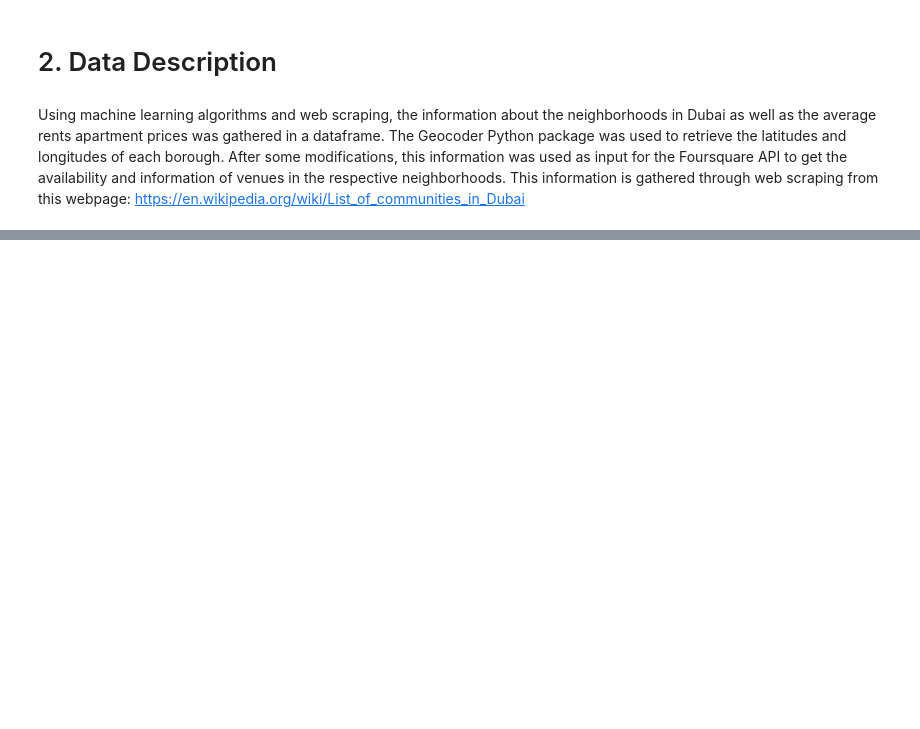
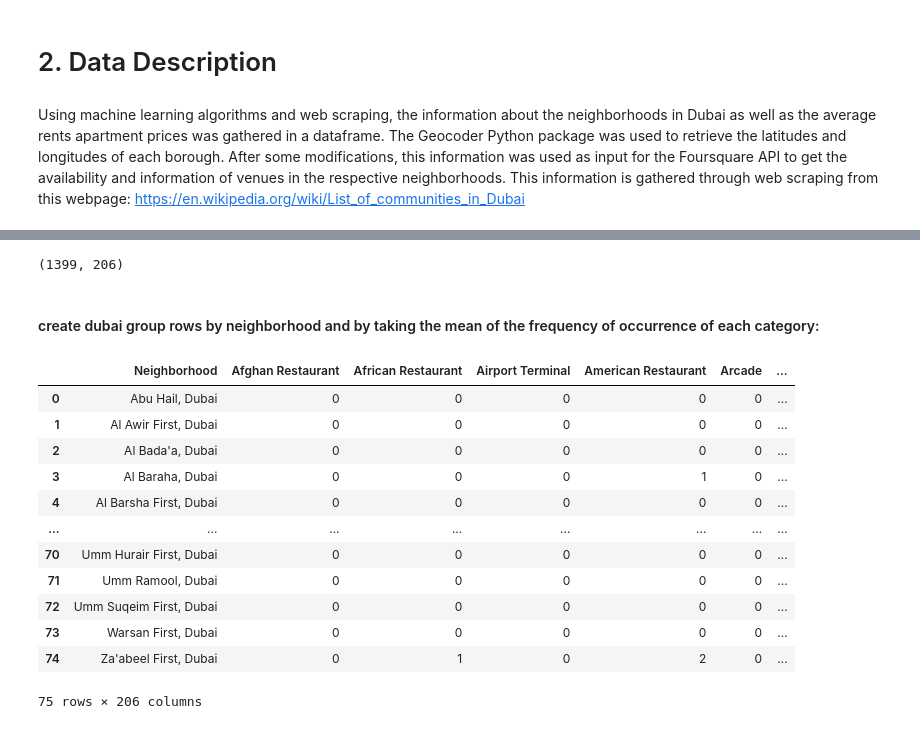
Before and after one commit to alifarahat16/Capstone-Project, a Jupyter notebook: The Battle of Neighborhoods in Duabi.ipynb, the cells around one changed output, grey strips where cells are left out. Saved outputs shown, nothing was run; the diff lists cells and outputs as text; code cells hidden in the pictures; blank space fills up the shorter version.

```diff
--- a/The Battle of Neighborhoods in Duabi.ipynb
+++ b/The Battle of Neighborhoods in Duabi.ipynb
@@ -24,0 +286,18 @@ This information is gathered through web scraping from this webpage: https://en.
+# %%
+# Now we are ready to clean the json and structure it into a pandas dataframe:
+
+venues = results['response']['groups'][0]['items']
+
+nearby_venues = json_normalize(venues) # flatten JSON
+
+# filter columns
+filtered_columns = ['venue.name', 'venue.categories', 'venue.location.lat', 'venue.location.lng']
+nearby_venues =nearby_venues.loc[:, filtered_columns]
+
+# filter the category for each row
+nearby_venues['venue.categories'] = nearby_venues.apply(get_category_type, axis=1)
+
+# clean columns
+nearby_venues.columns = [col.split(".")[-1] for col in nearby_venues.columns]
+
+nearby_venues
@@ -24,0 +360,10 @@ This information is gathered through web scraping from this webpage: https://en.
+# %%
+# create a new dataframe called dubai_venues to run the above function:
+dubai_venues = getNearbyVenues(names=dubai_data['Community'],
+                                   latitudes=dubai_data['Latitude'],
+                                   longitudes=dubai_data['Longitude']
+                                  )
+
+#checking the size of the resulting dataframe:
+print(dubai_venues.shape)
+dubai_venues.head()
@@ -24,0 +420,12 @@ This information is gathered through web scraping from this webpage: https://en.
+# %%
+# one hot encoding
+dubai_onehot = pd.get_dummies(dubai_venues[['Venue Category']], prefix="", prefix_sep="")
+
+# add neighborhood column back to dataframe
+dubai_onehot['Neighborhood'] = dubai_venues['Neighborhood']
+
+# move neighborhood column to the first column
+fixed_columns = [dubai_onehot.columns[-1]] + list(dubai_onehot.columns[:-1])
+dubai_onehot = dubai_onehot[fixed_columns]
+
+dubai_onehot.head()
@@ -24,0 +440,23 @@ This information is gathered through web scraping from this webpage: https://en.
+# %%
+dubai_onehot.shape #dataframe size
+# %% [output]
+(1399, 206)
+# %% [markdown]
+#### create dubai group rows by neighborhood and by taking the mean of the frequency of occurrence of each category:
+# %%
+dubai_venue_grouped = dubai_onehot.groupby('Neighborhood').sum().reset_index()
+dubai_venue_grouped
+# %% [output]
+|  | Neighborhood | Afghan Restaurant | African Restaurant | Airport Terminal | American Restaurant | Arcade | ... |
+| 0 | Abu Hail, Dubai | 0 | 0 | 0 | 0 | 0 | ... |
+| 1 | Al Awir First, Dubai | 0 | 0 | 0 | 0 | 0 | ... |
+| 2 | Al Bada'a, Dubai | 0 | 0 | 0 | 0 | 0 | ... |
+| 3 | Al Baraha, Dubai | 0 | 0 | 0 | 1 | 0 | ... |
+| 4 | Al Barsha First, Dubai | 0 | 0 | 0 | 0 | 0 | ... |
+| ... | ... | ... | ... | ... | ... | ... | ... |
+| 70 | Umm Hurair First, Dubai | 0 | 0 | 0 | 0 | 0 | ... |
+| 71 | Umm Ramool, Dubai | 0 | 0 | 0 | 0 | 0 | ... |
+| 72 | Umm Suqeim First, Dubai | 0 | 0 | 0 | 0 | 0 | ... |
+| 73 | Warsan First, Dubai | 0 | 0 | 0 | 0 | 0 | ... |
+| 74 | Za'abeel First, Dubai | 0 | 1 | 0 | 2 | 0 | ... |
+75 rows × 206 columns
```
Also changed, not shown: parts of 57 cells of this notebook.
